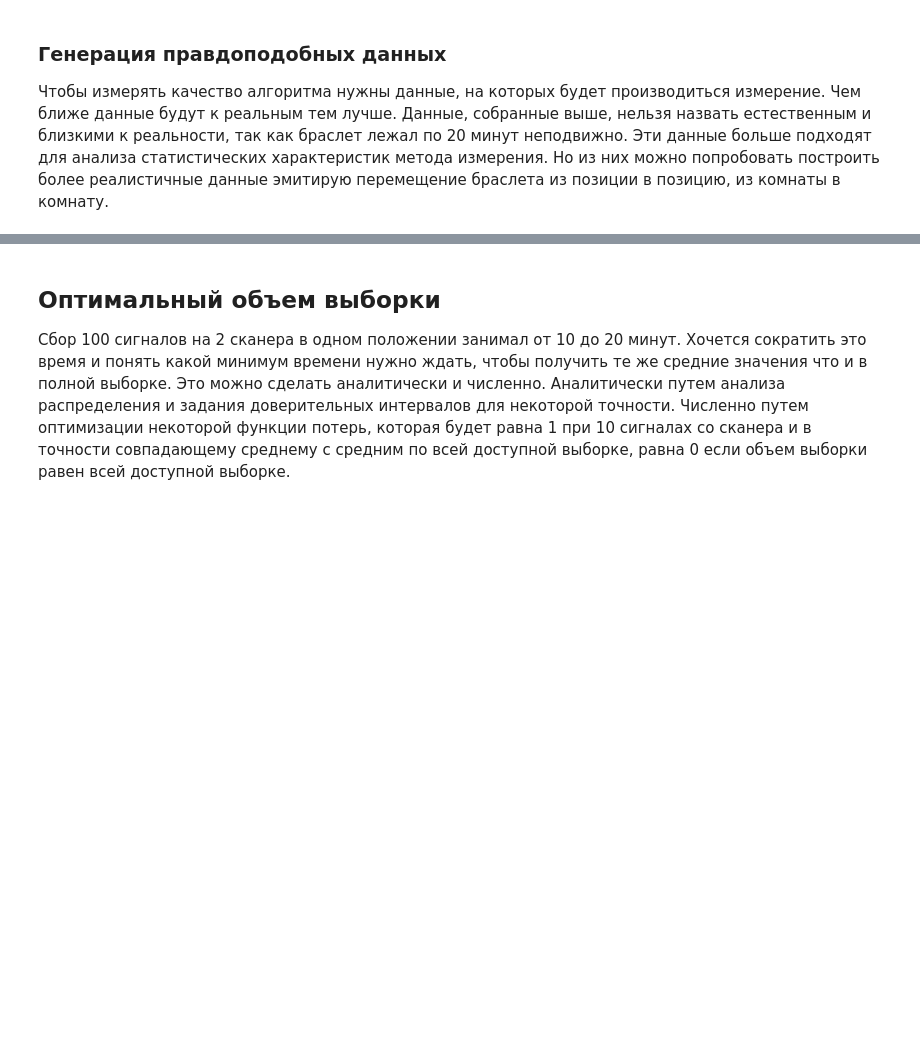
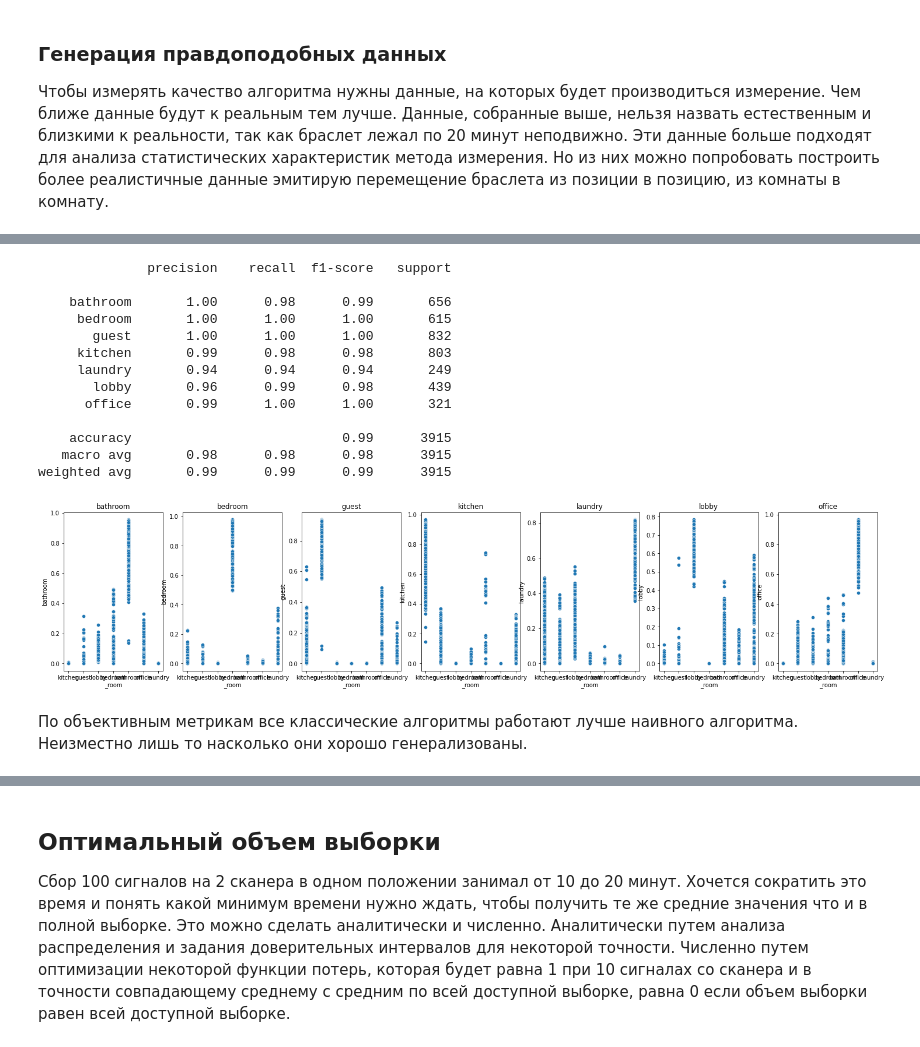
Before and after one commit to presence-solutions/mqtt-room-presence, a Jupyter notebook: research-3.ipynb, the cells around one changed output, grey strips where cells are left out. Cells and saved outputs as stored; diff of their text form; code cells hidden in the pictures; blank space fills up the shorter version.

```diff
--- a/research-3.ipynb
+++ b/research-3.ipynb
@@ -216,0 +397,3 @@ bedroom-1636460257.085355
+# %%
+linear_estimator = multiclass.OneVsRestClassifier(linear_model.LogisticRegression(penalty='l1', solver='liblinear', class_weight='balanced', C=0.001, max_iter=10000))
+model_selection.cross_validate(linear_estimator, X_train, y_train, cv=3, scoring=scoring)
@@ -216,0 +408,21 @@ bedroom-1636460257.085355
+# %%
+linear_estimator.fit(X_train, y_train)
+print(metrics.classification_report(y_test, linear_estimator.predict(X_test)))
+evaluate_estimator(linear_estimator)
+# %% [output]
+              precision    recall  f1-score   support
+
+    bathroom       1.00      0.98      0.99       656
+     bedroom       1.00      1.00      1.00       615
+       guest       1.00      1.00      1.00       832
+     kitchen       0.99      0.98      0.98       803
+     laundry       0.94      0.94      0.94       249
+       lobby       0.96      0.99      0.98       439
+      office       0.99      1.00      1.00       321
+
+    accuracy                           0.99      3915
+   macro avg       0.98      0.98      0.98      3915
+weighted avg       0.99      0.99      0.99      3915
+[figure, added]
+# %% [markdown]
+По объективным метрикам все классические алгоритмы работают лучше наивного алгоритма. Неизместно лишь то насколько они хорошо генерализованы.
```
Also changed, not shown: parts of 42 cells of this notebook, 9 other files.
